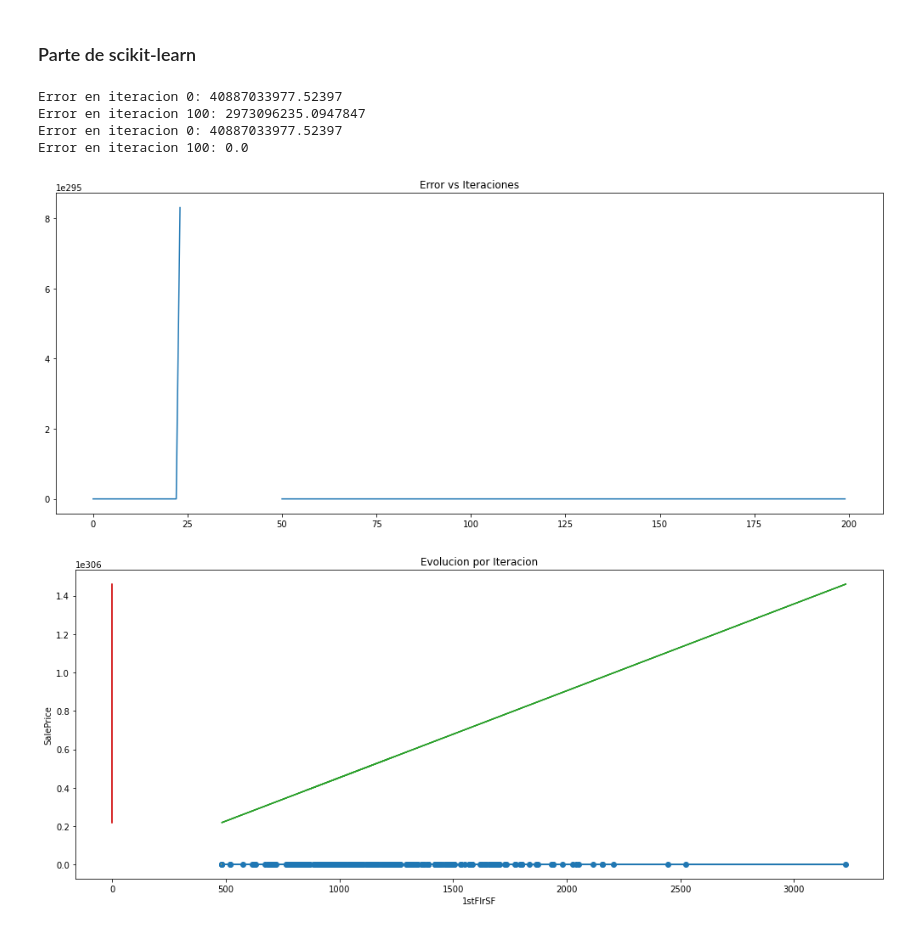
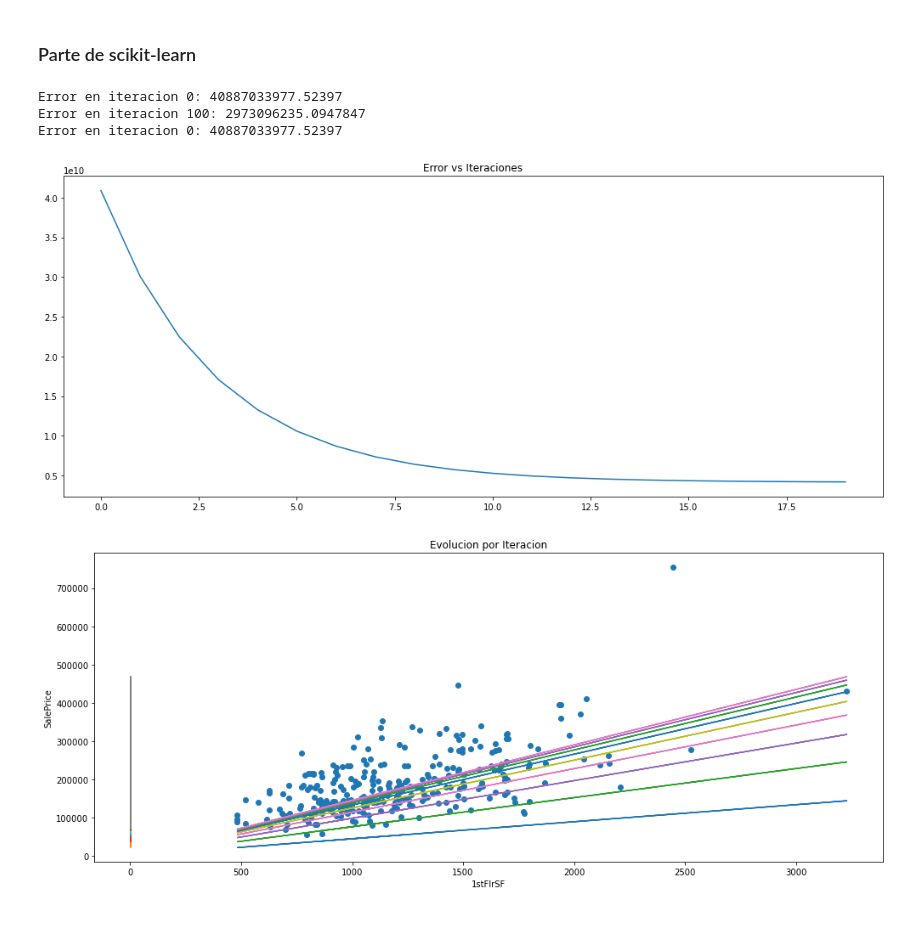
Before and after one commit to JuanjoDC/data-science-python-galileo, a Jupyter notebook: 1. Proyecto - Regresion a pie.ipynb, the cells around one changed output. Cells and saved outputs as stored; diff of their text form; code cells hidden in the pictures.

```diff
--- a/1. Proyecto - Regresion a pie.ipynb
+++ b/1. Proyecto - Regresion a pie.ipynb
@@ -211,16 +211,15 @@ plot_evolution(train['OverallQual'], y_train, betas, 2)
 ### Parte de scikit-learn
 # %%
 betas1, errors1 = linear_reg_fit(train['OverallQual'], y_train, 200, 100)
-betas2, errors2 = linear_reg_fit(train['1stFlrSF'], y_train, 200, 100, 1)
+betas2, errors2 = linear_reg_fit(train['1stFlrSF'], y_train, 20, 1000,1e-7)
 
 error_per_iter(errors2)
 # %% [output]
 Error en iteracion 0: 40887033977.52397
 Error en iteracion 100: 2973096235.0947847
 Error en iteracion 0: 40887033977.52397
-Error en iteracion 100: 0.0
-[figure, old version]
+[figure, new version]
 # %%
-plot_evolution(train['1stFlrSF'], y_train, betas2, 1)
+plot_evolution(train['1stFlrSF'], y_train, betas2, 2)
 # %% [output]
-[figure, old version]
+[figure, new version]
```
Also changed, not shown: parts of 2 cells of this notebook, 1 other file.
